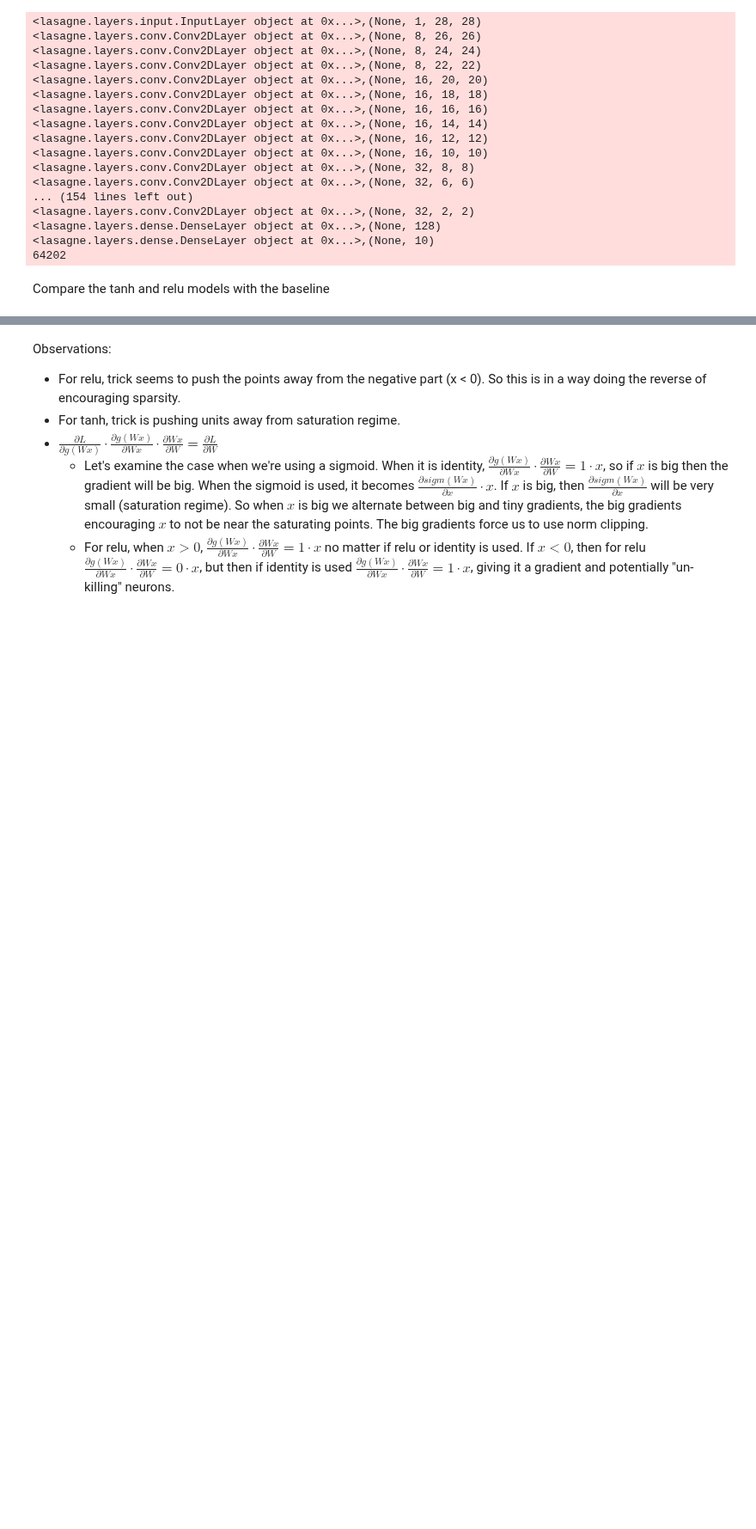
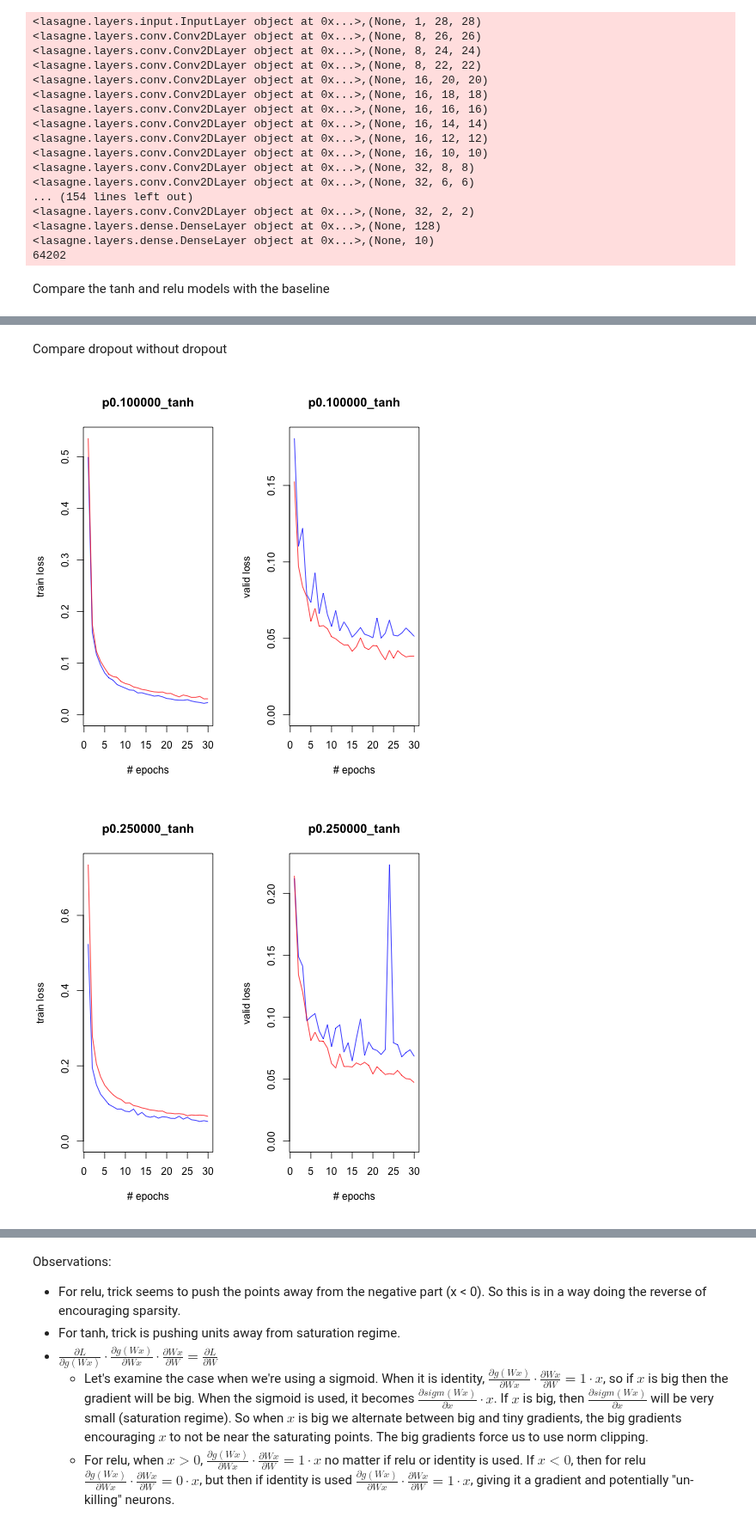
Before and after one commit to christopher-beckham/msc, a Jupyter notebook: experiments/lasagne_additions/skip_layers.ipynb, the cells around one changed output, grey strips where cells are left out. Shown at 86% size. Saved outputs shown, nothing was run; the diff lists cells and outputs as text; code cells hidden in the pictures; blank space fills up the shorter version.

```diff
--- a/experiments/lasagne_additions/skip_layers.ipynb
+++ b/experiments/lasagne_additions/skip_layers.ipynb
@@ -637,0 +680,36 @@ lines(df75$train_loss, col="green")
+# %% [markdown]
+Compare dropout without dropout
+# %%
+%%R
+files = c(
+    "p0.100000_tanh",
+    "p0.250000_tanh",
+    "p0.500000_tanh",
+    "p0.750000_tanh",
+    "p0.100000_relu",
+    "p0.250000_relu",
+    "p0.500000_relu",
+    "p0.750000_relu"
+)
+
+plot_result = function(filename) {
+    par(mfrow=c(1,2))
+    df0 = read.csv(paste("output/",filename,".txt",sep=""))
+    df0d = read.csv(paste("output/",filename,"_dropout.txt",sep=""))
+    max_train_loss = max( c(max(df0$train_loss), max(df0d$train_loss)) )
+    max_valid_loss = max( c(max(df0$valid_loss), max(df0d$valid_loss)) )
+    plot(df0$train_loss, type="l", col="blue", xlab="# epochs",
+         ylab="train loss", main=filename, ylim=c(0, max_train_loss))
+    lines(df0d$train_loss, type="l", col="red")
+    plot(df0$valid_loss, type="l", col="blue", xlab="# epochs",
+         ylab="valid loss", main=filename, ylim=c(0, max_valid_loss))
+    lines(df0d$valid_loss, type="l", col="red")
+}
+
+
+for( i in 1:length(files)) {
+    plot_result(files[i])
+}
+# %% [output]
+[figure, added]
+[figure, added]
```
Also changed, not shown: parts of 13 cells of this notebook, 1 other file.
